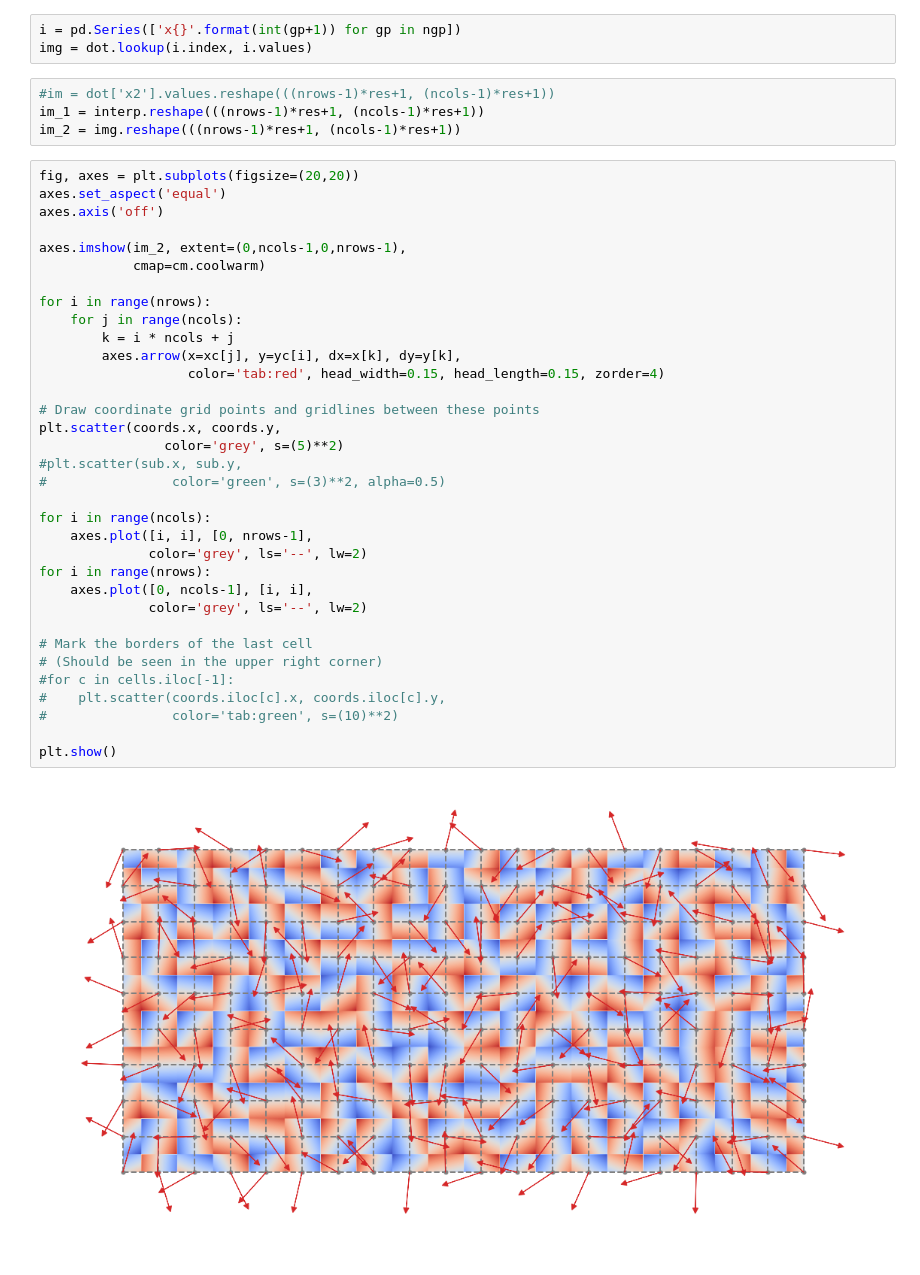
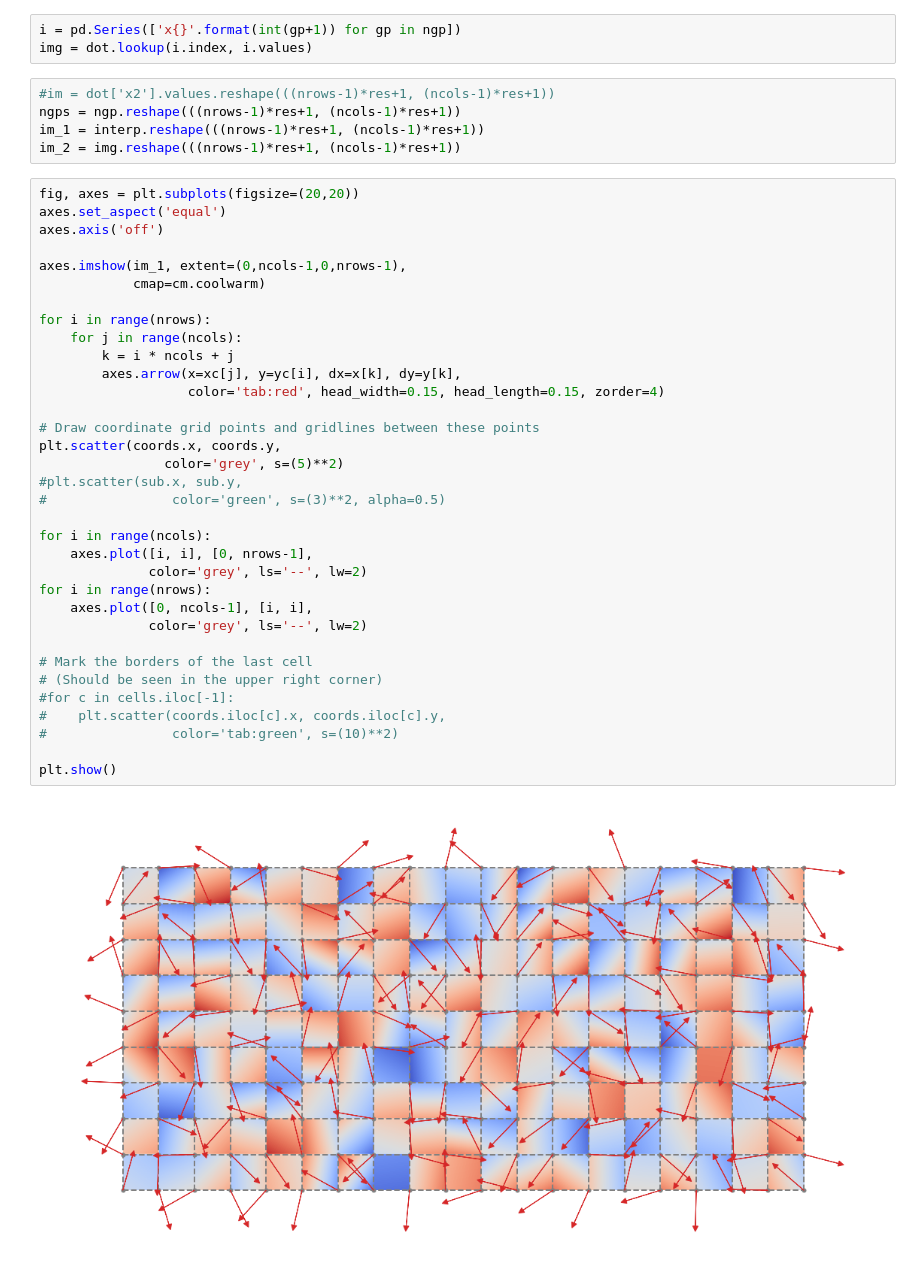
Before and after one commit to masterdesky/ELTE-mod-comp-1-2021, a Jupyter notebook: project/perlin_noise/perlin_noise.ipynb, the cells around one changed output. Drawn from its saved outputs; the diff is of its cells as text.

```diff
--- a/project/perlin_noise/perlin_noise.ipynb
+++ b/project/perlin_noise/perlin_noise.ipynb
@@ -116,6 +116,7 @@ i = pd.Series(['x{}'.format(int(gp+1)) for gp in ngp])
 img = dot.lookup(i.index, i.values)
 # %%
 #im = dot['x2'].values.reshape(((nrows-1)*res+1, (ncols-1)*res+1))
+ngps = ngp.reshape(((nrows-1)*res+1, (ncols-1)*res+1))
 im_1 = interp.reshape(((nrows-1)*res+1, (ncols-1)*res+1))
 im_2 = img.reshape(((nrows-1)*res+1, (ncols-1)*res+1))
 # %%
@@ -123,34 +124,34 @@ fig, axes = plt.subplots(figsize=(20,20))
 axes.set_aspect('equal')
 axes.axis('off')
 
-axes.imshow(im_2, extent=(0,ncols-1,0,nrows-1),
+axes.imshow(im_1, extent=(0,ncols-1,0,nrows-1),
             cmap=cm.coolwarm)
 
 for i in range(nrows):
     for j in range(ncols):
         k = i * ncols + j
         axes.arrow(x=xc[j], y=yc[i], dx=x[k], dy=y[k],
                    color='tab:red', head_width=0.15, head_length=0.15, zorder=4)
 
 # Draw coordinate grid points and gridlines between these points
 plt.scatter(coords.x, coords.y,
                 color='grey', s=(5)**2)
 #plt.scatter(sub.x, sub.y,
 #                color='green', s=(3)**2, alpha=0.5)
 
 for i in range(ncols):
     axes.plot([i, i], [0, nrows-1],
               color='grey', ls='--', lw=2)
 for i in range(nrows):
     axes.plot([0, ncols-1], [i, i],
               color='grey', ls='--', lw=2)
 
 # Mark the borders of the last cell
 # (Should be seen in the upper right corner)
 #for c in cells.iloc[-1]:
 #    plt.scatter(coords.iloc[c].x, coords.iloc[c].y,
 #                color='tab:green', s=(10)**2)
 
 plt.show()
 # %% [output]
-[figure, old version]
+[figure, new version]
```
Also changed, not shown: 5 other files.
